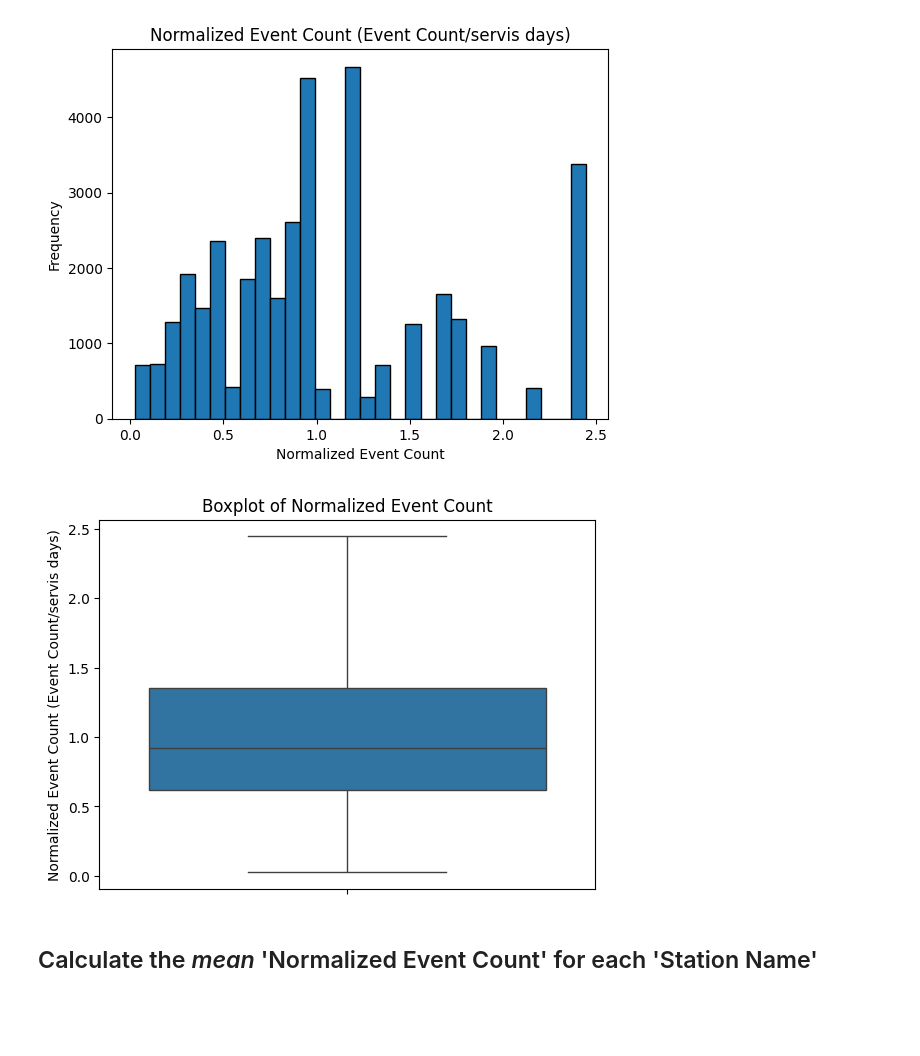
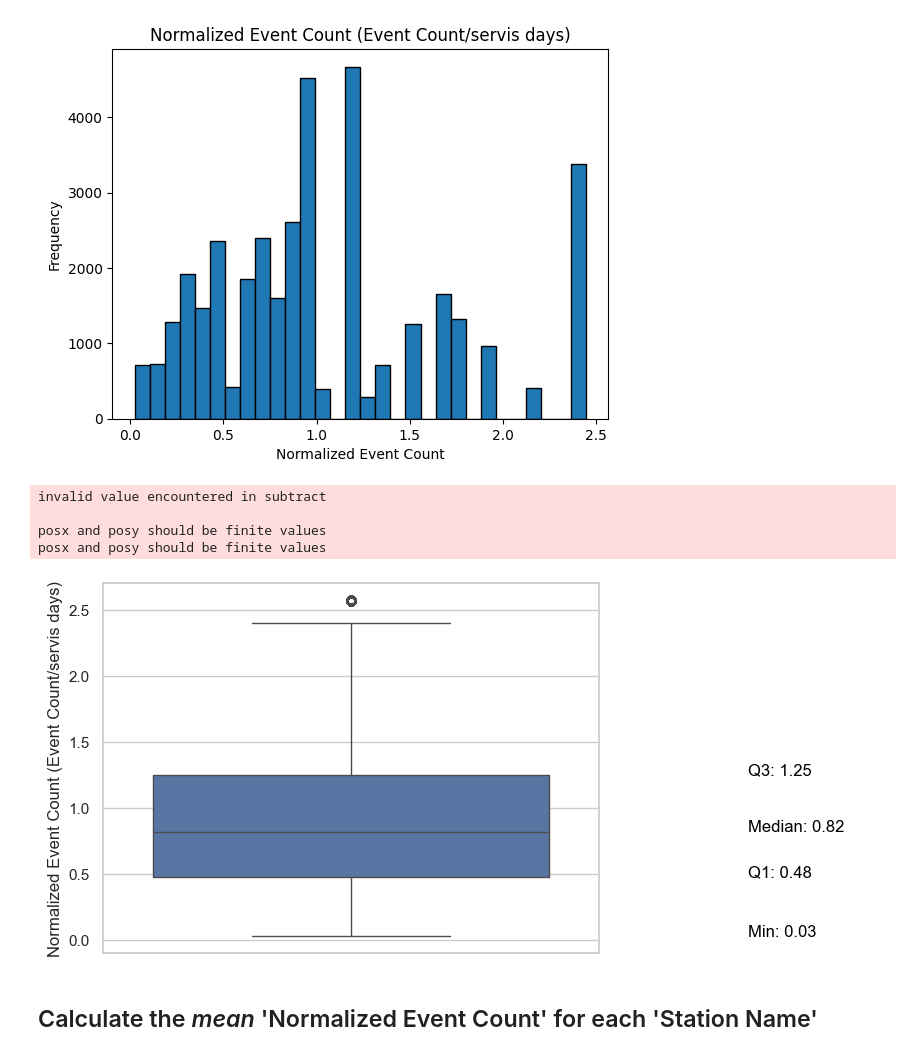
Before and after one commit to mkhaleghian/SevenStates, a Jupyter notebook: code/main_dataset_31520241352.ipynb, the cells around one changed output. Saved outputs shown, nothing was run; the diff lists cells and outputs as text; code cells hidden in the pictures; blank space fills up the shorter version.

```diff
--- a/code/main_dataset_31520241352.ipynb
+++ b/code/main_dataset_31520241352.ipynb
@@ -428,13 +618,35 @@ plt.ylabel('Frequency')
 plt.show()
 # %% [output]
 [figure]
-# %%
-sns.boxplot(y=df['Normalized Event Count'])
-plt.title('Boxplot of Normalized Event Count')
-plt.ylabel('Normalized Event Count (Event Count/servis days)')
-plt.show()
-# %% [output]
-[figure, removed]
+# %%
+
+sns.set(style="whitegrid")
+
+# Draw the boxplot
+ax = sns.boxplot(y=df['Normalized Event Count'])
+
+# Get the statistics of the boxplot
+stats = df['Normalized Event Count'].describe()
+
+# Annotate the plot with the statistics
+plt.text(0.8, stats['25%'], f'Q1: {stats["25%"]:.2f}', color='black')
+plt.text(0.8, stats['50%'], f'Median: {stats["50%"]:.2f}', color='black')
+plt.text(0.8, stats['75%'], f'Q3: {stats["75%"]:.2f}', color='black')
+plt.text(0.8, stats['min'], f'Min: {stats["min"]:.2f}', color='black')
+plt.text(0.8, stats['max'], f'Max: {stats["max"]:.2f}', color='black')
+
+# Add title and labels
+#plt.title('Boxplot of Normalized Event Count')
+plt.ylabel('Normalized Event Count (Event Count/servis days)')
+
+# Show the plot
+plt.show()
+# %% [output]
+invalid value encountered in subtract
+
+posx and posy should be finite values
+posx and posy should be finite values
+[figure, added]
 # %% [markdown]
 ## Calculate the *mean* 'Normalized Event Count' for each 'Station Name'
 # %%
```
Also changed, not shown: parts of 27 cells of this notebook, 14 other files.
